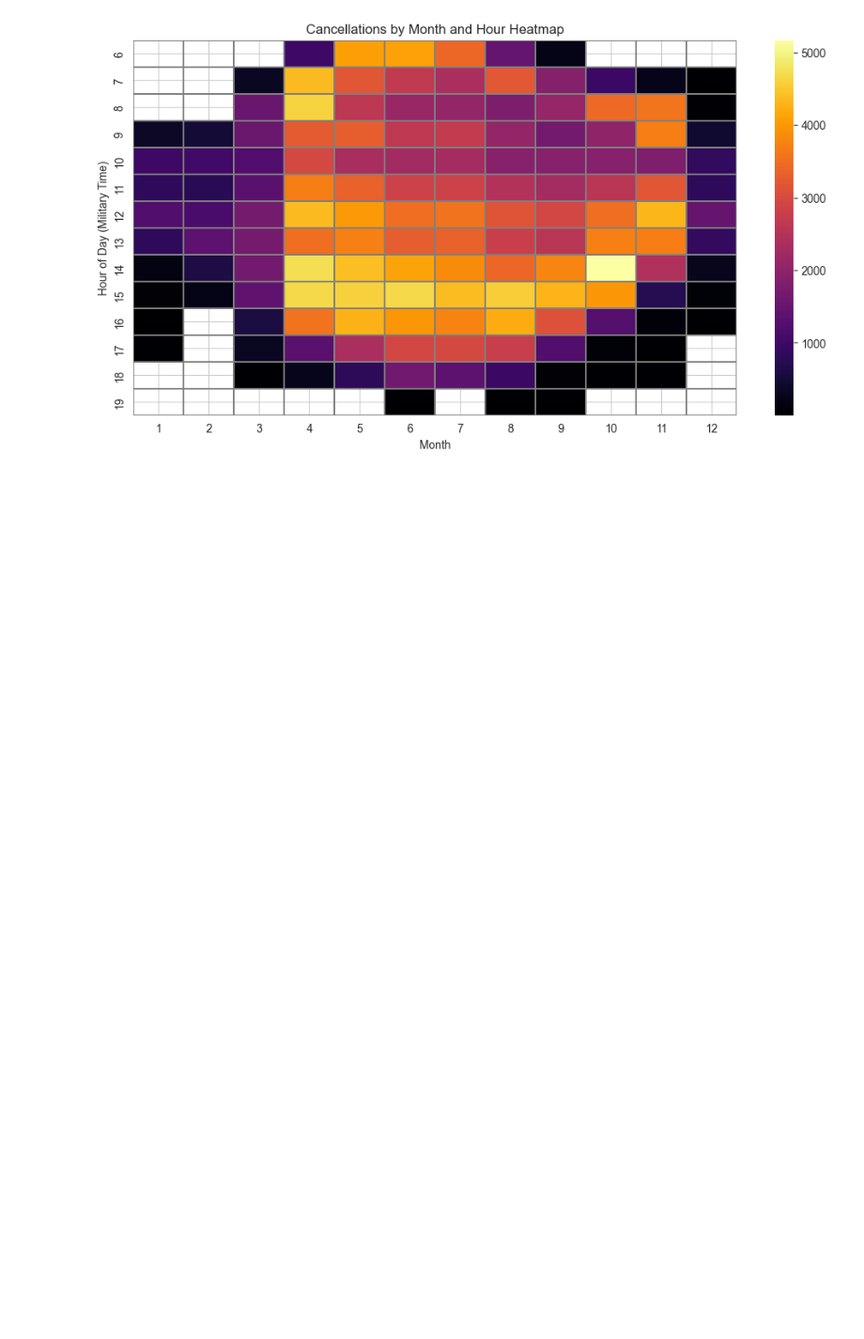
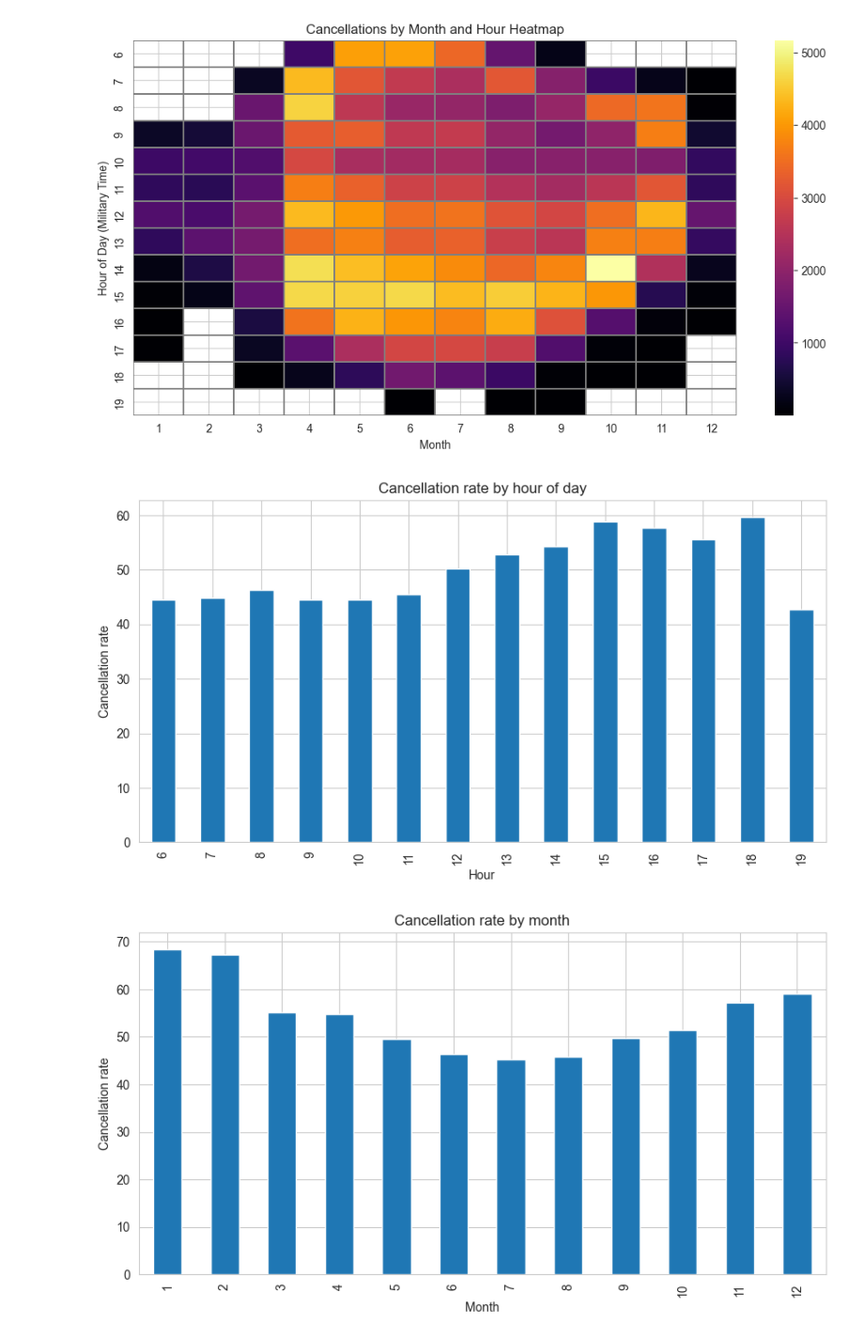
Before and after one commit to Dshaw630/bethpage-tee-time-analysis, a Jupyter notebook: notebooks/03_exploratory_analysis.ipynb, the cells around one changed output. Shown at 94% size. Cells and saved outputs as stored; diff of their text form; code cells hidden in the pictures; blank space fills up the shorter version.

```diff
--- a/notebooks/03_exploratory_analysis.ipynb
+++ b/notebooks/03_exploratory_analysis.ipynb
@@ -203,7 +203,7 @@ dtype: int64
 [figure]
 # %%
 #remove 265 5am tee times as many seem to be data errors. Not possible most of the year when the sun is not up betwen 5am and 6am
-df2 = df[df["tee_time"].dt.hour != 5]
+df2 = df[df["tee_time"].dt.hour != 5].copy()
 
 #updated heatmap of month/hour to confirm daylight restriction theory
 early_tee_time_heatmap_data = df.groupby([df2["tee_time"].dt.hour,df2['tee_time'].dt.month]).size().unstack()
@@ -318,3 +318,31 @@ plt.show()
 | 18 | NaN | NaN | 1.0 | 261.0 | 794.0 | 1617.0 | 1359.0 | 953.0 | 47.0 | 4.0 | 1.0 | ... |
 | 19 | NaN | NaN | NaN | NaN | NaN | 3.0 | NaN | 4.0 | 2.0 | NaN | NaN | ... |
 [figure]
+# %%
+#check cancellation rate by month and hour to identify if it is non-constant
+#hour
+bookings_by_hour = df2.groupby(df2["tee_time"].dt.hour)["tee_time"].count()
+cancellations_by_hour = df2[df2["status_text"] == "cancelled"].groupby(df2["tee_time"].dt.hour)["tee_time"].count()
+cancellation_rate_hour = round((cancellations_by_hour/bookings_by_hour)*100,2)
+rate_hour_mean = cancellation_rate_hour.mean()
+
+cancellation_rate_hour.plot(kind="bar",figsize=(10,5))
+plt.title("Cancellation rate by hour of day")
+plt.xlabel("Hour")
+plt.ylabel("Cancellation rate")
+plt.show()
+
+#month
+bookings_by_month = df2.groupby(df2["tee_time"].dt.month)["tee_time"].count()
+cancellations_by_month = df2[df2["status_text"] == "cancelled"].groupby(df2["tee_time"].dt.month)["tee_time"].count()
+cancellation_rate_month = round((cancellations_by_month/bookings_by_month)*100,2)
+rate_month_mean = cancellation_rate_month.mean()
+
+cancellation_rate_month.plot(kind="bar",figsize=(10,5))
+plt.title("Cancellation rate by month")
+plt.xlabel("Month")
+plt.ylabel("Cancellation rate")
+plt.show()
+# %% [output]
+[figure, added]
+[figure, added]
```
Also changed, not shown: parts of 1 cell of this notebook, 1 other file.
